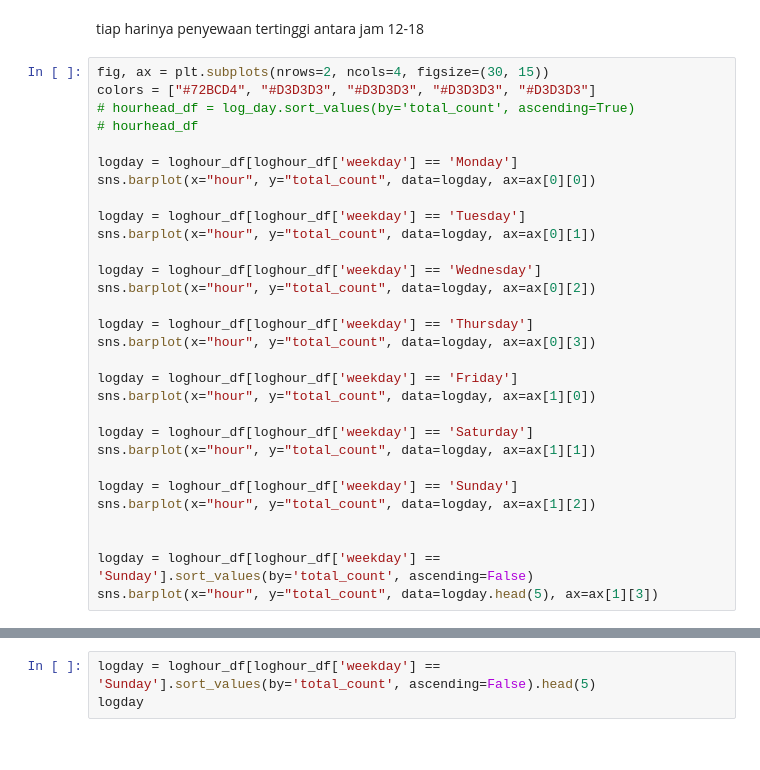
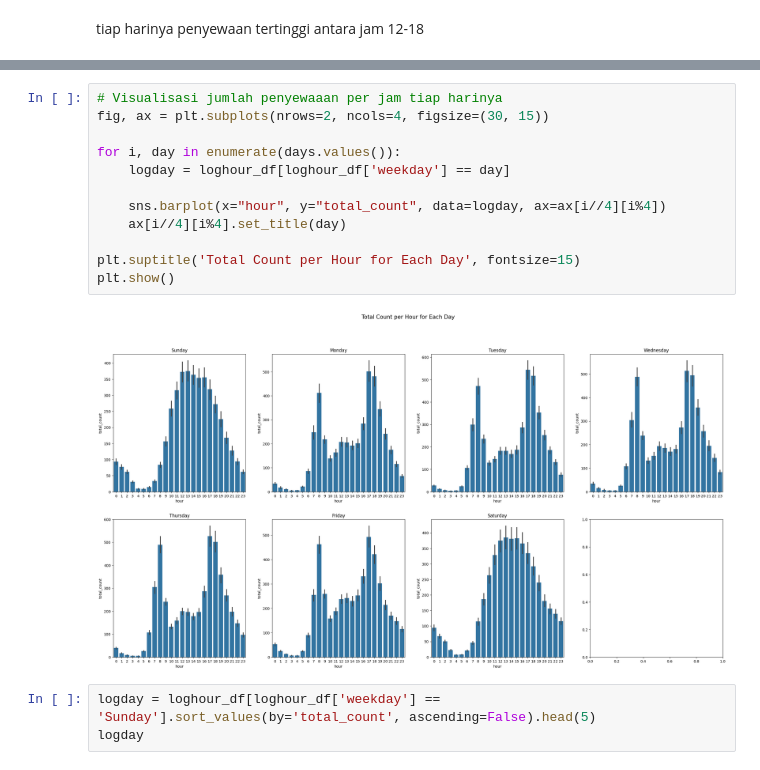
Before and after one commit to 337ubaid/proyek_akhir_analisis_data_dicoding, a Jupyter notebook: notebook.ipynb, the cells around one changed output, grey strips where cells are left out. Cells and saved outputs as stored; diff of their text form.

Commit message:
repair to looping  method total count per hour for each day

```diff
--- a/notebook.ipynb
+++ b/notebook.ipynb
@@ -304,33 +303,3 @@ Wednesday    18
 Name: total_count, dtype: int64
 # %% [markdown]
 tiap harinya penyewaan tertinggi antara jam 12-18
-# %%
-fig, ax = plt.subplots(nrows=2, ncols=4, figsize=(30, 15))
-colors = ["#72BCD4", "#D3D3D3", "#D3D3D3", "#D3D3D3", "#D3D3D3"]
-# hourhead_df = log_day.sort_values(by='total_count', ascending=True)
-# hourhead_df
-
-logday = loghour_df[loghour_df['weekday'] == 'Monday']
-sns.barplot(x="hour", y="total_count", data=logday, ax=ax[0][0])
-
-logday = loghour_df[loghour_df['weekday'] == 'Tuesday']
-sns.barplot(x="hour", y="total_count", data=logday, ax=ax[0][1])
-
-logday = loghour_df[loghour_df['weekday'] == 'Wednesday']
-sns.barplot(x="hour", y="total_count", data=logday, ax=ax[0][2])
-
-logday = loghour_df[loghour_df['weekday'] == 'Thursday']
-sns.barplot(x="hour", y="total_count", data=logday, ax=ax[0][3])
-
-logday = loghour_df[loghour_df['weekday'] == 'Friday']
-sns.barplot(x="hour", y="total_count", data=logday, ax=ax[1][0])
-
-logday = loghour_df[loghour_df['weekday'] == 'Saturday']
-sns.barplot(x="hour", y="total_count", data=logday, ax=ax[1][1])
-
-logday = loghour_df[loghour_df['weekday'] == 'Sunday']
-sns.barplot(x="hour", y="total_count", data=logday, ax=ax[1][2])
-
-
-logday = loghour_df[loghour_df['weekday'] == 'Sunday'].sort_values(by='total_count', ascending=False)
-sns.barplot(x="hour", y="total_count", data=logday.head(5), ax=ax[1][3])
@@ -340,3 +306,17 @@ sns.barplot(x="hour", y="total_count", data=logday.head(5), ax=ax[1][3])
+# %%
+# Visualisasi jumlah penyewaaan per jam tiap harinya
+fig, ax = plt.subplots(nrows=2, ncols=4, figsize=(30, 15))
+
+for i, day in enumerate(days.values()):
+    logday = loghour_df[loghour_df['weekday'] == day]
+
+    sns.barplot(x="hour", y="total_count", data=logday, ax=ax[i//4][i%4])
+    ax[i//4][i%4].set_title(day)
+
+plt.suptitle('Total Count per Hour for Each Day', fontsize=15)
+plt.show()
+# %% [output]
+[figure, added]
 # %%
 logday = loghour_df[loghour_df['weekday'] == 'Sunday'].sort_values(by='total_count', ascending=False).head(5)
 logday
```
Also changed, not shown: parts of 2 cells of this notebook.
